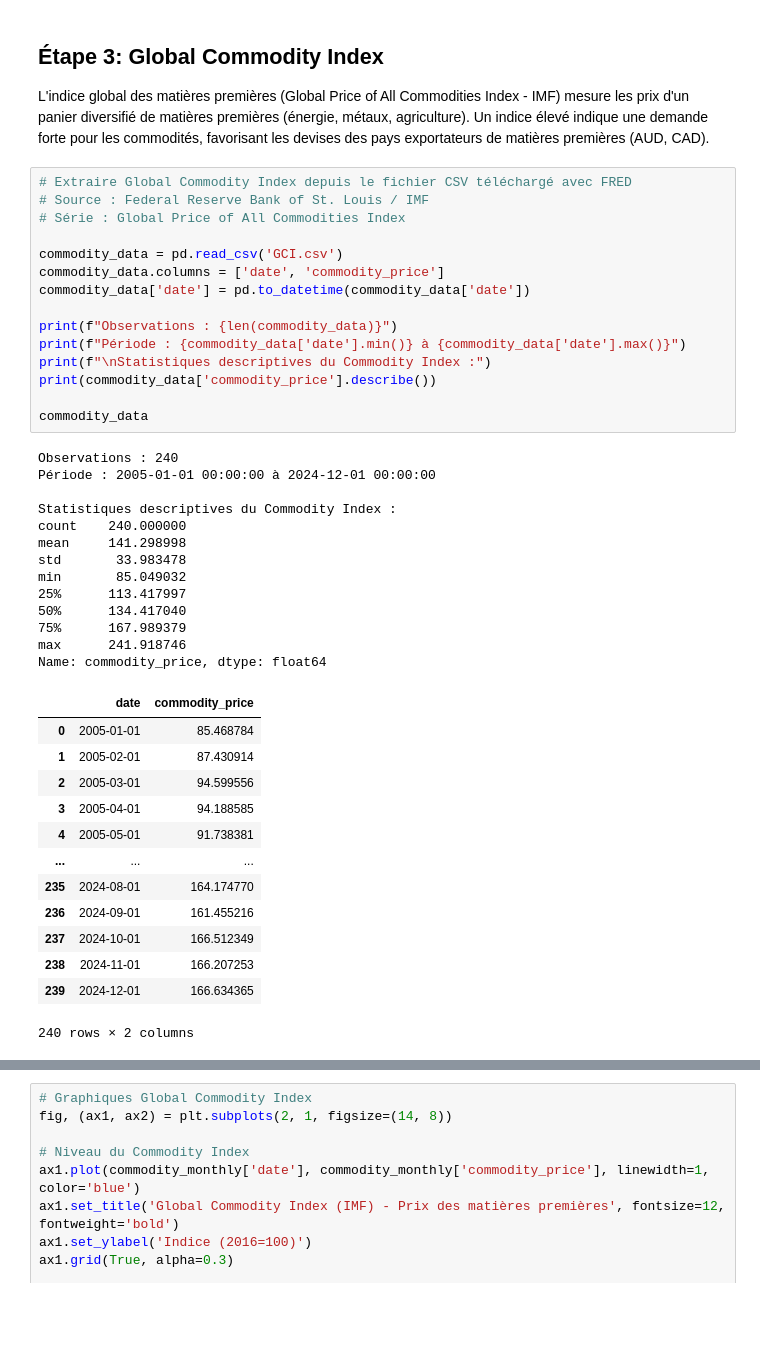
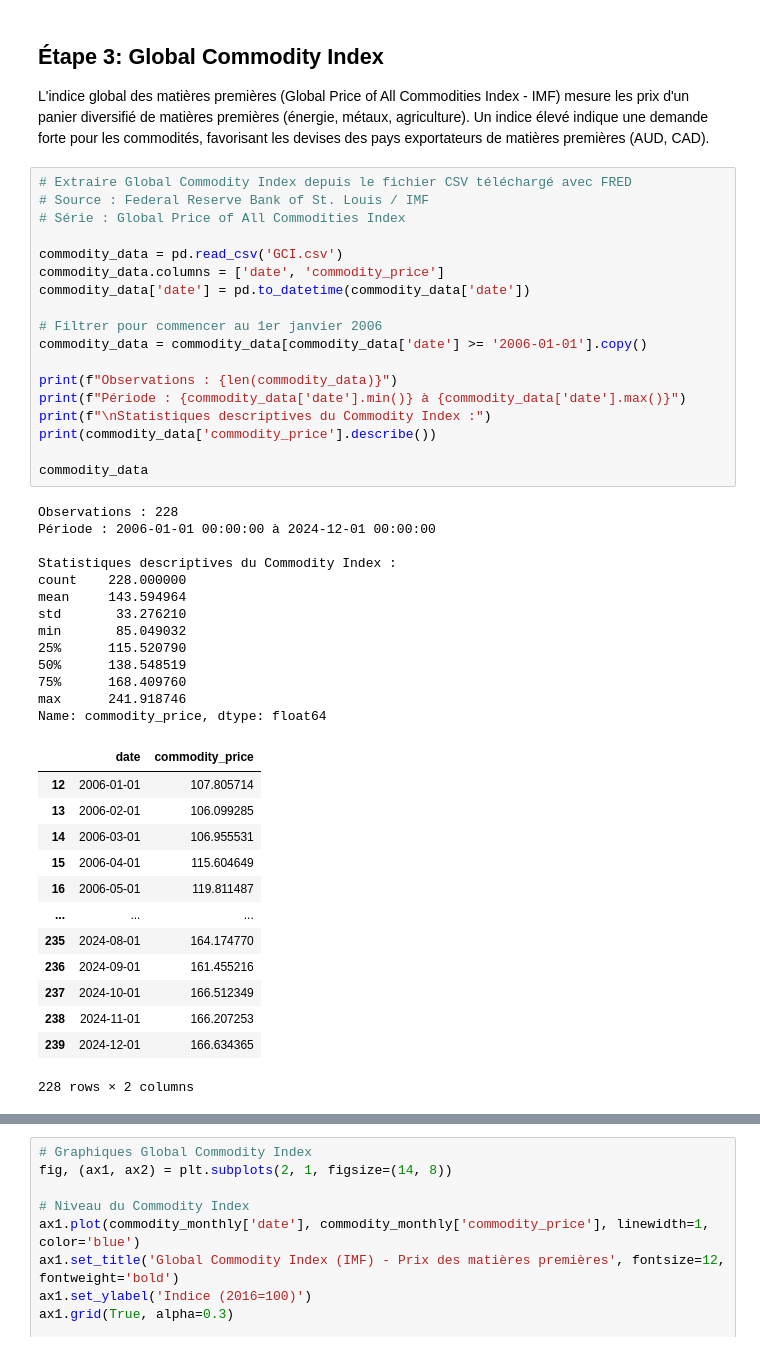
Before and after one commit to Lilas-Bertot/ETUDE-DE-CAS-2, a Jupyter notebook: Étude de cas 2.ipynb, the cells around one changed output, grey strips where cells are left out. Saved outputs shown, nothing was run; the diff lists cells and outputs as text; blank space fills up the shorter version.

```diff
--- a/Étude de cas 2.ipynb
+++ b/Étude de cas 2.ipynb
@@ -1102,45 +1128,48 @@ L'indice global des matières premières (Global Price of All Commodities Index
 # %%
 # Extraire Global Commodity Index depuis le fichier CSV téléchargé avec FRED
 # Source : Federal Reserve Bank of St. Louis / IMF
 # Série : Global Price of All Commodities Index
 
 commodity_data = pd.read_csv('GCI.csv')
 commodity_data.columns = ['date', 'commodity_price']
 commodity_data['date'] = pd.to_datetime(commodity_data['date'])
 
+# Filtrer pour commencer au 1er janvier 2006
+commodity_data = commodity_data[commodity_data['date'] >= '2006-01-01'].copy()
+
 print(f"Observations : {len(commodity_data)}")
 print(f"Période : {commodity_data['date'].min()} à {commodity_data['date'].max()}")
 print(f"\nStatistiques descriptives du Commodity Index :")
 print(commodity_data['commodity_price'].describe())
 
 commodity_data
 # %% [output]
-Observations : 240
-Période : 2005-01-01 00:00:00 à 2024-12-01 00:00:00
+Observations : 228
+Période : 2006-01-01 00:00:00 à 2024-12-01 00:00:00
 
 Statistiques descriptives du Commodity Index :
-count    240.000000
-mean     141.298998
-std       33.983478
+count    228.000000
+mean     143.594964
+std       33.276210
 min       85.049032
-25%      113.417997
-50%      134.417040
-75%      167.989379
+25%      115.520790
+50%      138.548519
+75%      168.409760
 max      241.918746
 Name: commodity_price, dtype: float64
 |  | date | commodity_price |
-| 0 | 2005-01-01 | 85.468784 |
-| 1 | 2005-02-01 | 87.430914 |
-| 2 | 2005-03-01 | 94.599556 |
-| 3 | 2005-04-01 | 94.188585 |
-| 4 | 2005-05-01 | 91.738381 |
+| 12 | 2006-01-01 | 107.805714 |
+| 13 | 2006-02-01 | 106.099285 |
+| 14 | 2006-03-01 | 106.955531 |
+| 15 | 2006-04-01 | 115.604649 |
+| 16 | 2006-05-01 | 119.811487 |
 | ... | ... | ... |
 | 235 | 2024-08-01 | 164.174770 |
 | 236 | 2024-09-01 | 161.455216 |
 | 237 | 2024-10-01 | 166.512349 |
 | 238 | 2024-11-01 | 166.207253 |
 | 239 | 2024-12-01 | 166.634365 |
-240 rows × 2 columns
+228 rows × 2 columns
 # %%
 # Convertir en fréquence mensuelle (dernier jour du mois)
 commodity_data_temp = commodity_data.set_index('date')
```
Also changed, not shown: parts of 31 cells of this notebook, 1 other file.
